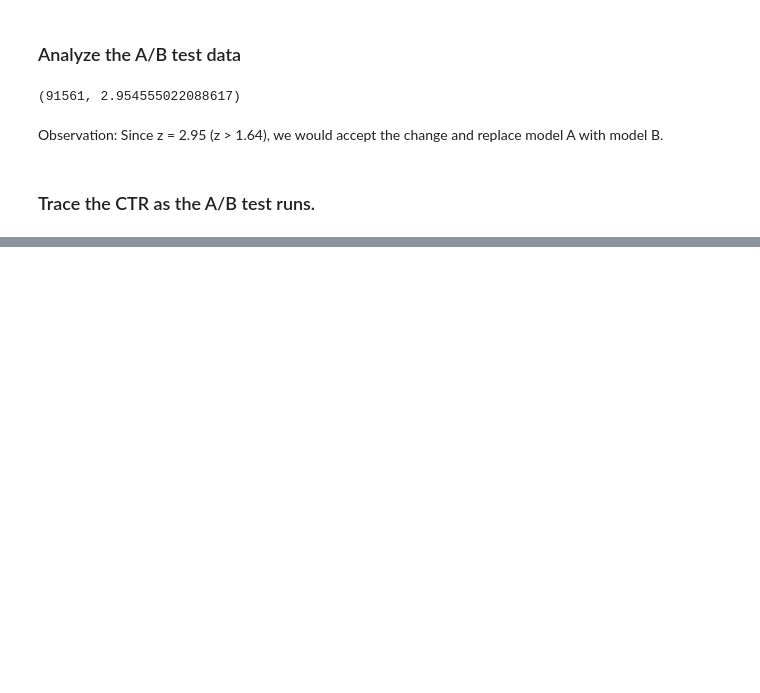
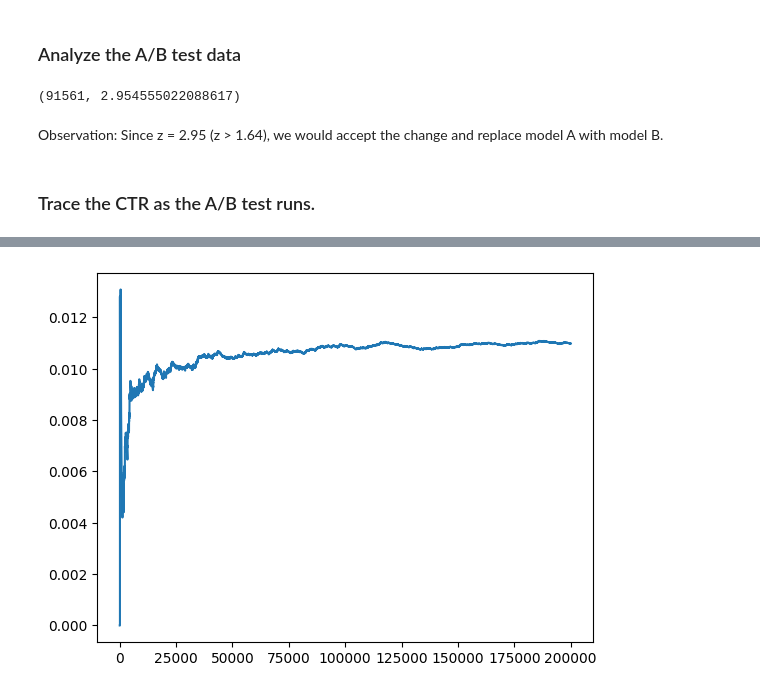
Before and after one commit to alextanhongpin/python-experimentation-for-engineers, a Jupyter notebook: 03_multi_armed_bandit.ipynb, the cells around one changed output, grey strips where cells are left out. Saved outputs shown, nothing was run; the diff lists cells and outputs as text; code cells hidden in the pictures; blank space fills up the shorter version.

```diff
--- a/03_multi_armed_bandit.ipynb
+++ b/03_multi_armed_bandit.ipynb
@@ -175,0 +306,5 @@ def epsilon_greedy(num_ind, epsilon):
+# %%
+ctr_vs_n, arms_selected = epsilon_greedy_decay_multi()
+plt.plot(ctr_vs_n);
+# %% [output]
+[figure, added]
```
Also changed, not shown: parts of 29 cells of this notebook, 7 other files.
